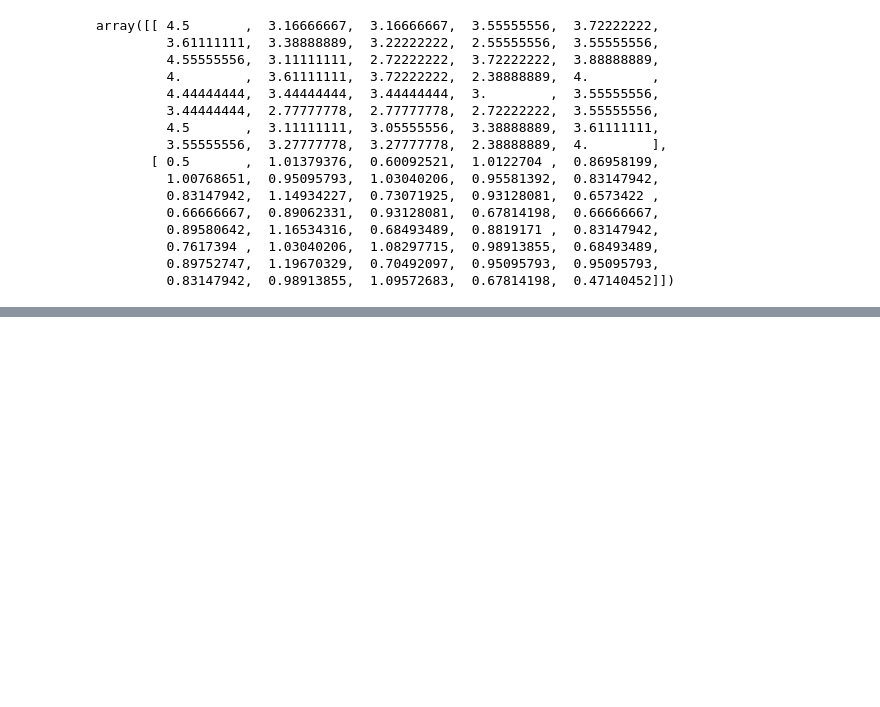
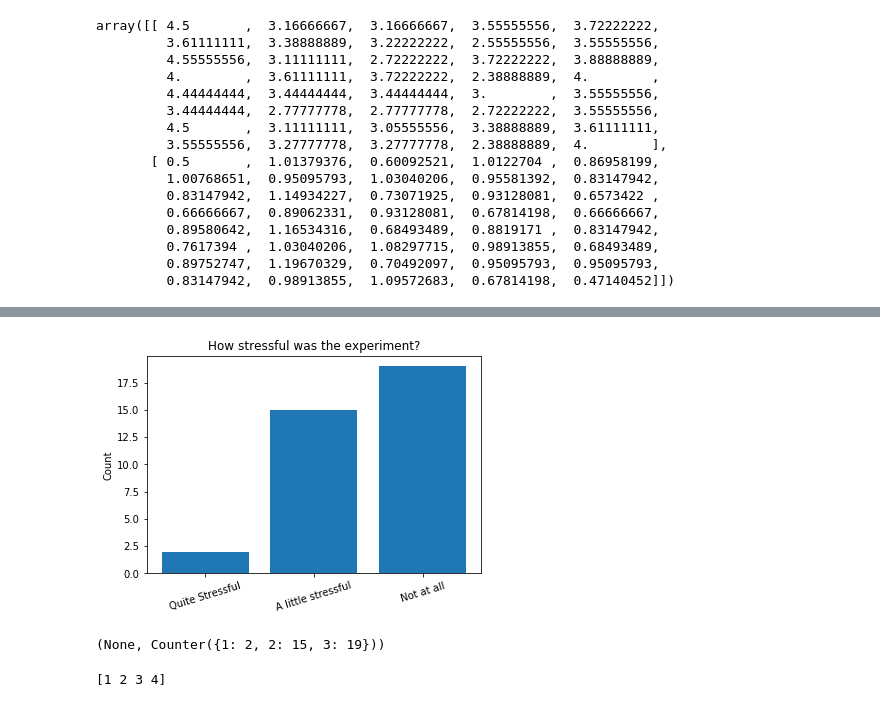
Before and after one commit to Kai-Monash/code, a Jupyter notebook: static_tests.ipynb, the cells around one changed output, grey strips where cells are left out. Saved outputs shown, nothing was run; the diff lists cells and outputs as text; code cells hidden in the pictures; blank space fills up the shorter version.

```diff
--- a/static_tests.ipynb
+++ b/static_tests.ipynb
@@ -783,0 +830,19 @@ array([[ 4.5       ,  3.16666667,  3.16666667,  3.55555556,  3.72222222,
+# %%
+x = np.arange(len(pg3.keys()))
+plt.bar(x, np.array(sorted(pg3.items(), key= lambda t: (t[0]), reverse=False))[:,1])
+plt.xticks(x,
+           ('Quite Stressful','A little stressful','Not at all'),
+           rotation=17)
+plt.title("How stressful was the experiment?")
+# plt.xlabel("Value")
+plt.ylabel("Count")
+
+plt.show(), Counter(pd.to_numeric(exp_pgq[:,2]))
+# %% [output]
+[figure, added]
+(None, Counter({1: 2, 2: 15, 3: 19}))
+# %%
+pg4 = Counter(exp_pgq[:,3])
+print(np.array(sorted(pg4.items(), key= lambda t: (t[0]), reverse=False))[:,0])
+# %% [output]
+[1 2 3 4]
```
Also changed, not shown: parts of 13 cells of this notebook, 2 other files.
